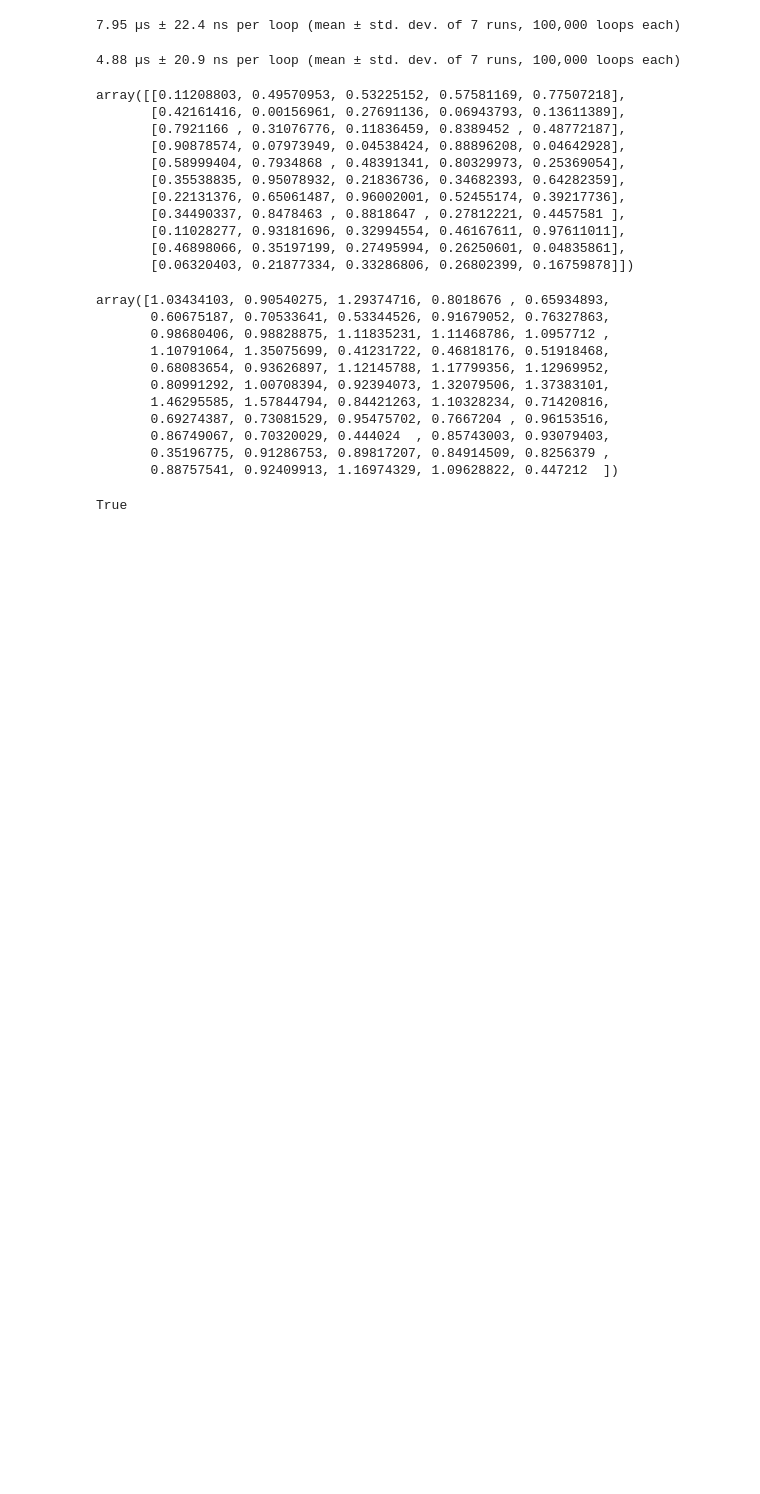
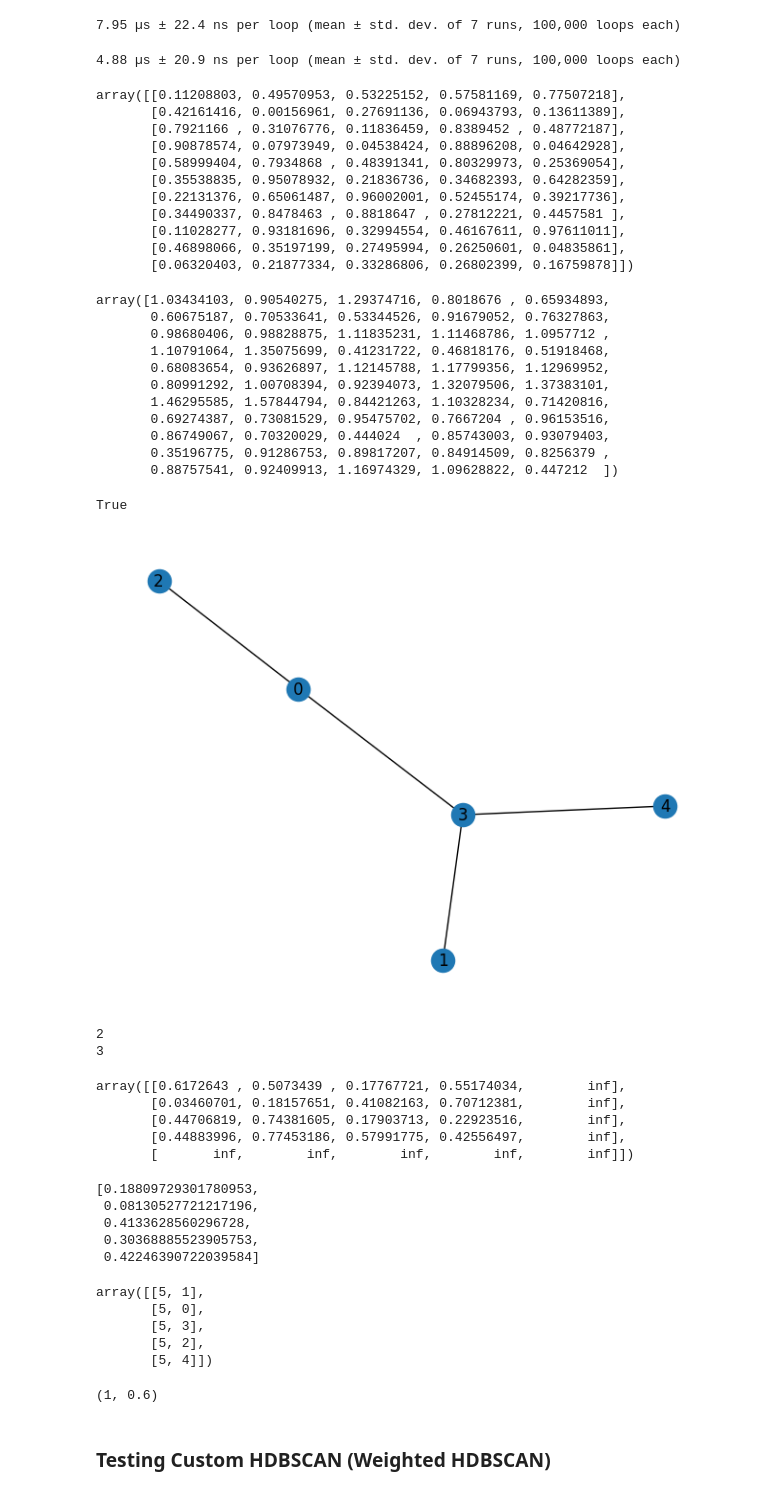
Before and after one commit to CayJoBla/ReducedEncoders, a Jupyter notebook: clustering.ipynb, the cells around one changed output. Saved outputs shown, nothing was run; the diff lists cells and outputs as text; code cells hidden in the pictures; blank space fills up the shorter version.

Commit message:
WIP code for HDBSCAN on weighted points and MST updates

```diff
--- a/clustering.ipynb
+++ b/clustering.ipynb
@@ -1147,3 +1147,42 @@ temp = pdist(X_new)
 np.allclose(temp, new_distances)
 # %% [output]
 True
+# %%
+from scipy.spatial.distance import pdist, squareform
+
+def core_dist(linear_distances, k):
+    return np.partition(squareform(linear_distances), k-1, axis=1)[:,k-1]
+
+def mreach_dist(linear_distances, core_distances):
+    core_dist_pairs = np.maximum.outer(core_distances, core_distances)
+    return np.clip(core_dist_pairs, squareform(linear_distances), None)
+# %%
+X = np.random.rand(5,3)
+linear_distances = pdist(X)
+core_distances = core_dist(linear_distances, 3)
+mreach_distances = mreach_dist(linear_distances, core_distances)
+# %%
+import networkx as nx
+import numpy as np
+
+G = nx.Graph(mreach_distances)
+# nx.draw(G, with_labels=True)
+nx.draw(nx.minimum_spanning_tree(G), with_labels=True)
+# %% [output]
+[figure, added]
+# %%
+MST = nx.minimum_spanning_tree(G)
+# %% [output]
+2
+3
+# %%
+import numpy as np
+
+temp = np.random.random((4,4))
+np.pad(temp, ((0,1),(0,1)), mode='constant', constant_values=np.inf)
+# %% [output]
+array([[0.6172643 , 0.5073439 , 0.17767721, 0.55174034,        inf],
+       [0.03460701, 0.18157651, 0.41082163, 0.70712381,        inf],
+       [0.44706819, 0.74381605, 0.17903713, 0.22923516,        inf],
+       [0.44883996, 0.77453186, 0.57991775, 0.42556497,        inf],
+       [       inf,        inf,        inf,        inf,        inf]])
@@ -1149,0 +1194,17 @@ True
+# %%
+weights = [G.get_edge_data(n1, n2)["weight"] for n1, n2 in G.edges]
+weights
+# %% [output]
+[0.18809729301780953,
+ 0.08130527721217196,
+ 0.4133628560296728,
+ 0.30368885523905753,
+ 0.42246390722039584]
+# %%
+np.array(G.edges)[np.argsort(weights)]
+# %% [output]
+array([[5, 1],
+       [5, 0],
+       [5, 3],
+       [5, 2],
+       [5, 4]])
@@ -1149,0 +1218,7 @@ True
+# %%
+for val in x[['child','lambda_val']][x['lambda_val'] < .7]:
+    print(val)
+# %% [output]
+(1, 0.6)
+# %% [markdown]
+### Testing Custom HDBSCAN (Weighted HDBSCAN)
```
Also changed, not shown: parts of 13 cells of this notebook, 6 other files.
